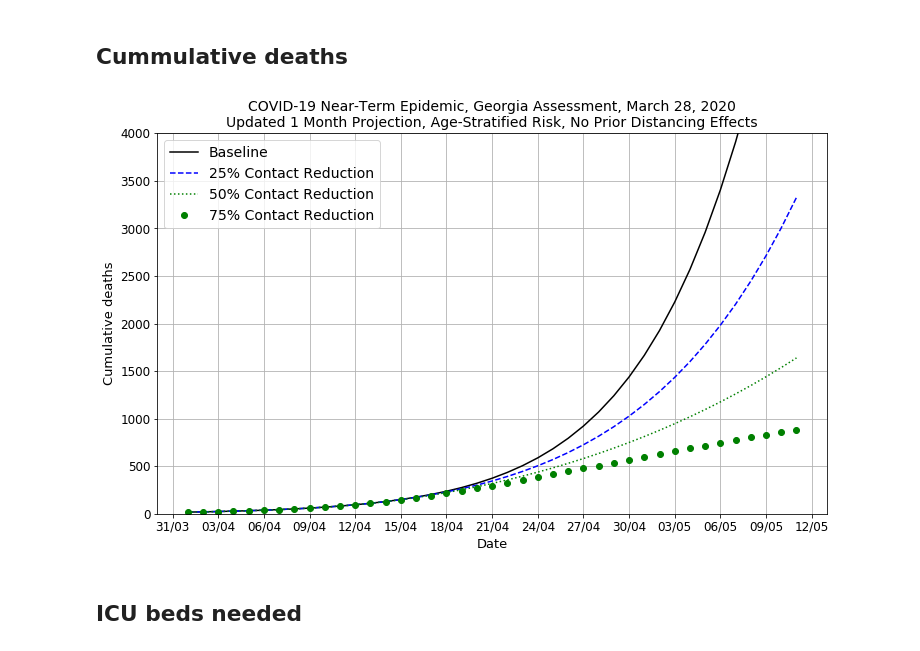
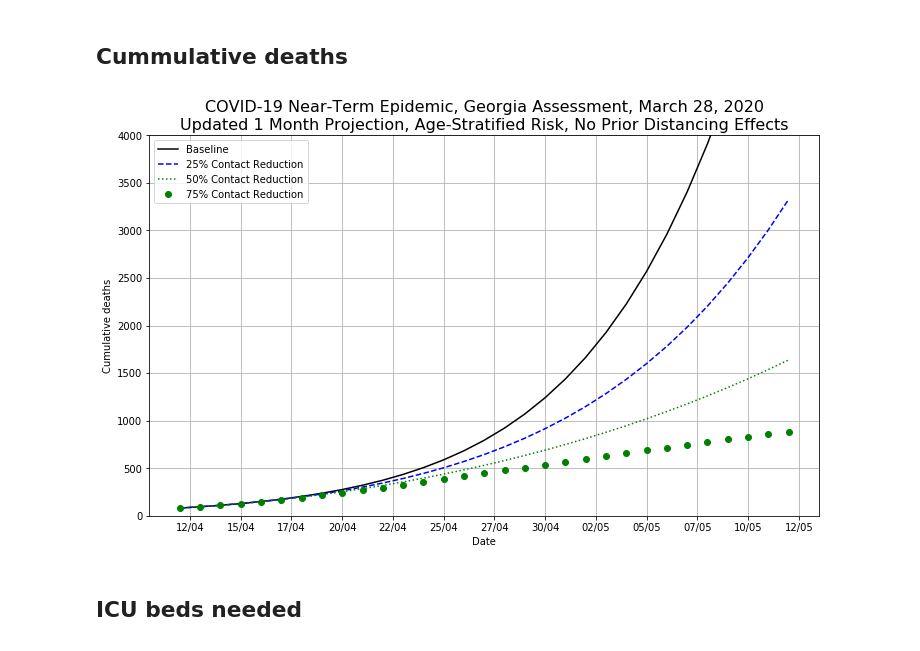
Before and after one commit to ddiannae/covid-19-ga-summer-2020, a Jupyter notebook: python/covid_model.ipynb, the cells around one changed output. Cells and saved outputs as stored; diff of their text form; code cells hidden in the pictures.

```diff
--- a/python/covid_model.ipynb
+++ b/python/covid_model.ipynb
@@ -196,2 +194,11 @@ y_base = np.vstack((np.transpose(sol_pre.y)[0:-1], np.transpose(sol_pos.y)))
+# %%
+for tr in trans_red:
+    pars["beta_a"] = (1 - tr) * beta_a
+    pars["beta_s"] = (1 - tr) * beta_s
+
+    sol_pos = solve_ivp(covid_model_ga, (0, outbreak["pNear"] + 1) , np.transpose(sol_pre.y)[-1], \
+                    t_eval =  np.arange(0, outbreak["pNear"] + 1, 1), \
+                    args = (pars,agepars), reltol = 1e-8, max_step = 0.1)
+    y_vals.append(np.vstack((np.transpose(sol_pre.y)[0:-1], np.transpose(sol_pos.y))))
 # %% [markdown]
 ### Stats
@@ -304,3 +231,7 @@ stats_high["Iday"] = stats_high["Is"][1:] - stats_high["Is"][0:-1]
+# %%
+t_vals = np.concatenate((np.arange(0, t0_opt)-te, np.arange(0, outbreak["pNear"] + 1)))
+tmpi = np.where(t_vals <= 0)
+Htot = [sum(np.transpose(h[tmpi])) for h in stats["Htot"]]
 # %% [markdown]
 # Plots
 # %%
@@ -309,42 +240,39 @@ import datetime
 from matplotlib.dates import DateFormatter
 from matplotlib.ticker import StrMethodFormatter
 # %%
-tmpi = np.where(t_base >= -10)
+tmpi = np.where(t_vals >= 0)
 # %% [markdown]
 ## Cummulative deaths
 # %%
-dc_base = stats_base["Dcum"][tmpi] * population["N"]
-dc_low = stats_low["Dcum"][tmpi] * population["N"]
-dc_med = stats_med["Dcum"][tmpi] * population["N"]
-dc_high = stats_high["Dcum"][tmpi] * population["N"]
+Dcum = [d[tmpi] * population["N"] for d in stats["Dcum"]]
 
 day_base = datetime.date.today()
-dates = [day_base + datetime.timedelta(days=int(x)) for x in t_base[tmpi]]
+dates = [day_base + datetime.timedelta(days=int(x)) for x in t_vals[tmpi]]
 dates.sort()
 # %%
 date_form = DateFormatter("%d/%m")
 
 fig = plt.figure(figsize=(12, 7))
 ax = fig.add_subplot(111)
 
-ax.plot(dates, dc_base, 'k', label = "Baseline")
-ax.plot(dates, dc_low, 'b--', label = "25% Contact Reduction")
-ax.plot(dates, dc_med, 'g:', label = "50% Contact Reduction")
-ax.plot(dates, dc_high, 'go', label = "75% Contact Reduction")
+ax.plot(dates, Dcum[0], 'k', label = "Baseline")
+ax.plot(dates, Dcum[1], 'b--', label = "25% Contact Reduction")
+ax.plot(dates, Dcum[2], 'g:', label = "50% Contact Reduction")
+ax.plot(dates, Dcum[3], 'go', label = "75% Contact Reduction")
 ax.set(xlabel = 'Date', ylabel = 'Cumulative deaths', ylim= (0, 4000))
 ax.xaxis.set_major_formatter(date_form)
 ax.xaxis.set_major_locator(plt.MaxNLocator(15))
 
 plt.rc('axes', titlesize = 16)
 plt.rc('xtick', labelsize = 12)
 plt.rc('ytick', labelsize = 12)
 
 plt.grid(which = "major")
 plt.legend()
 plt.title("""COVID-19 Near-Term Epidemic, Georgia Assessment, March 28, 2020
 Updated 1 Month Projection, Age-Stratified Risk, No Prior Distancing Effects""")
 plt.show()
 # %% [output]
-[figure, old version]
+[figure, new version]
 # %% [markdown]
 ## ICU beds needed
```
Also changed, not shown: parts of 37 cells of this notebook.
